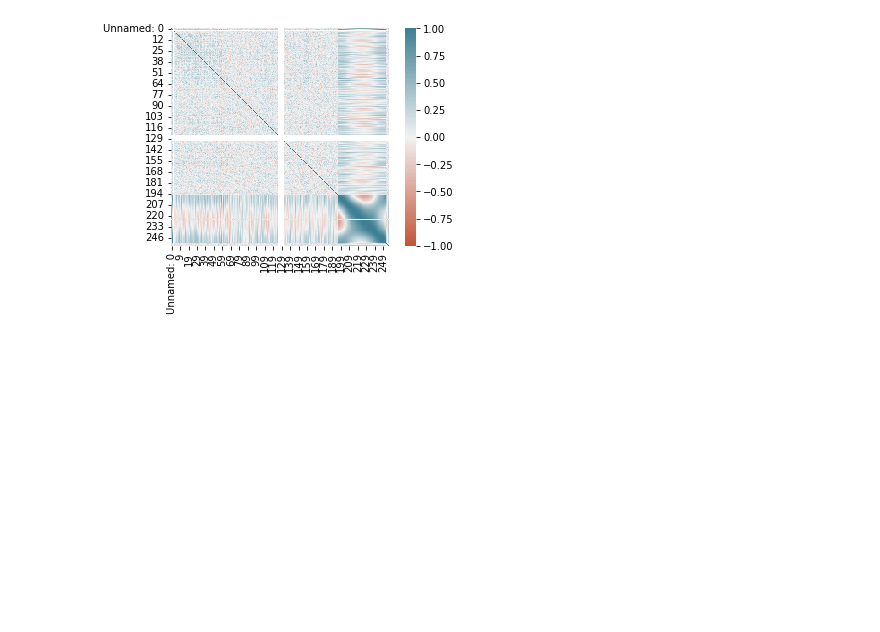
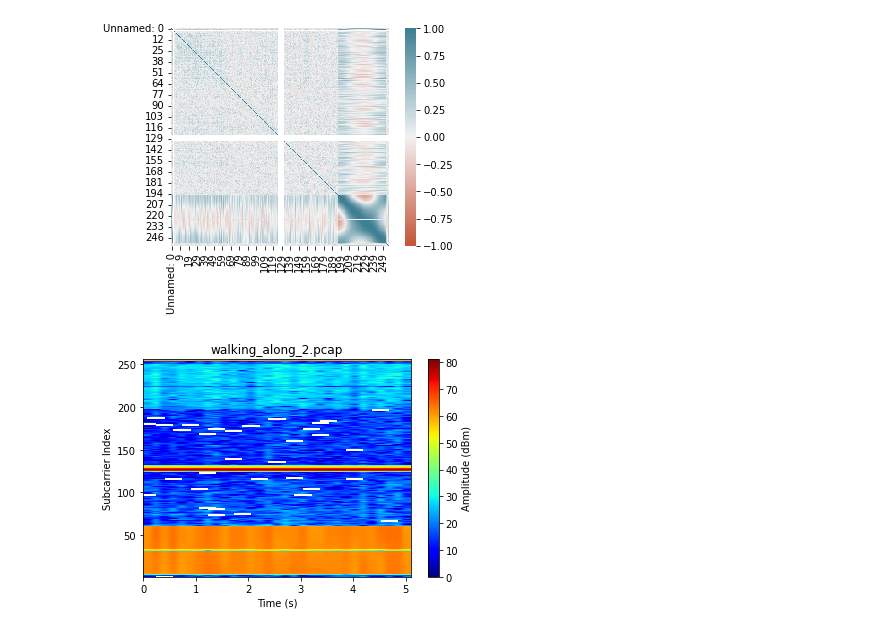
Before and after one commit to srk-practicum/2022-knu-wmi, a Jupyter notebook: some_charts.ipynb, the cells around one changed output. Drawn from its saved outputs; the diff is of its cells as text; code cells hidden in the pictures; blank space fills up the shorter version.

Commit message:
Added some charts

```diff
--- a/some_charts.ipynb
+++ b/some_charts.ipynb
@@ -30,3 +31,8 @@ ax = sns.heatmap(
     square=True)
 # %% [output]
 [figure]
+# %%
+bg = BatchGraph("pcap_files_one_move/walking_along_one_move/walking_along_2.pcap")
+bg.heatmap()
+# %% [output]
+[figure, added]
```
Also changed, not shown: parts of 1 cell of this notebook.
